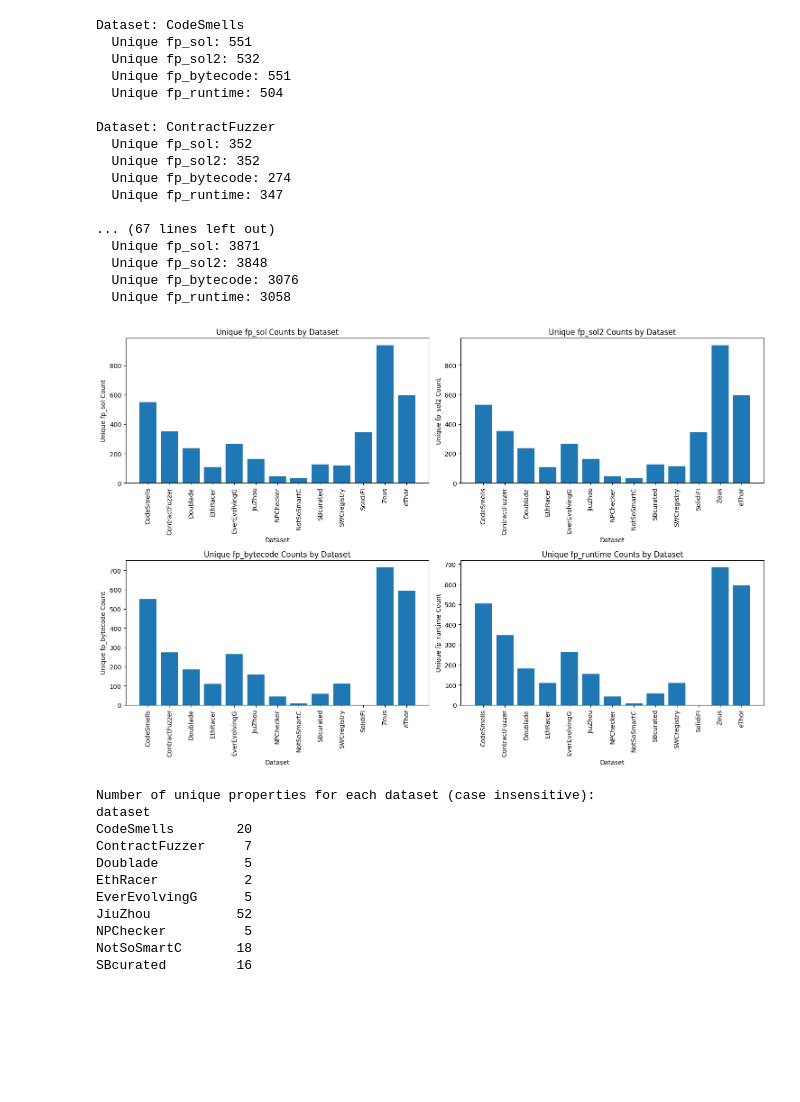
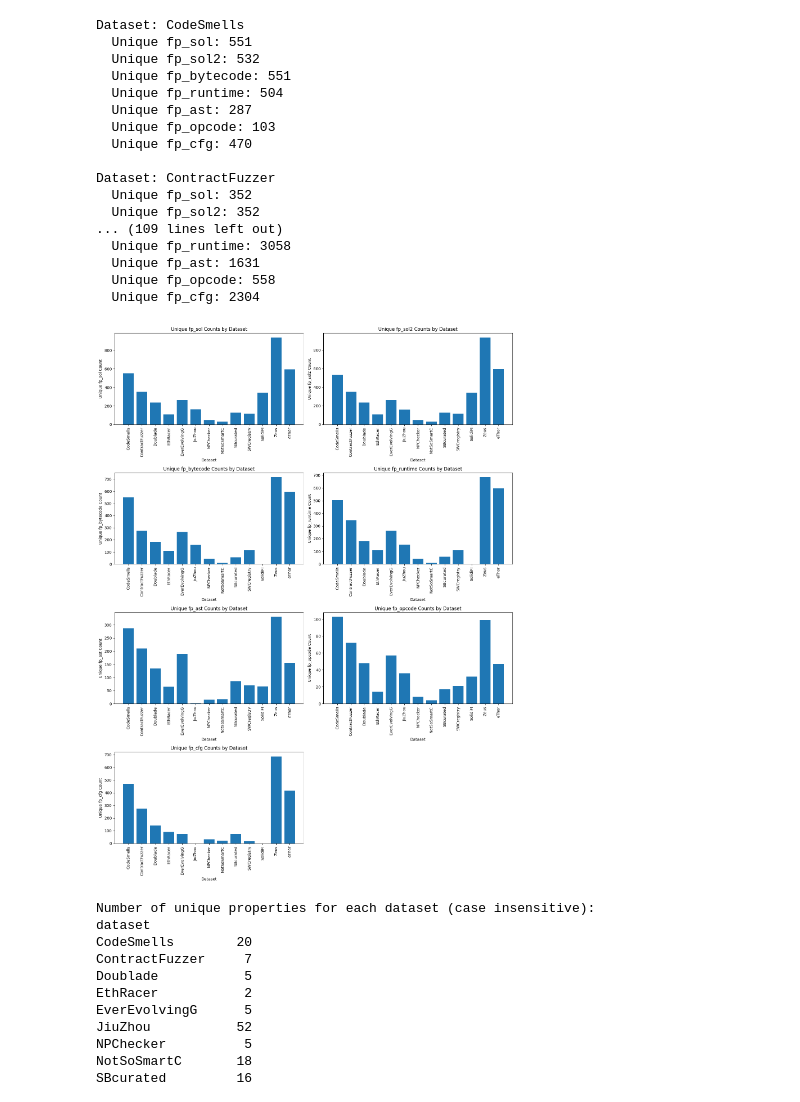
Before and after one commit to matteo-rizzo/smart-contracts-vulnerabilities-ml-detector, a Jupyter notebook: notebooks/data-exploration.ipynb, the cells around one changed output. Saved outputs shown, nothing was run; the diff lists cells and outputs as text; code cells hidden in the pictures; blank space fills up the shorter version.

```diff
--- a/notebooks/data-exploration.ipynb
+++ b/notebooks/data-exploration.ipynb
@@ -6,18 +6,16 @@ import pandas as pd
 file_path = '../dataset/cgt/new_consolidated.csv'
 df = pd.read_csv(file_path, sep=',')
 # %%
-# Group by the 'dataset' column and calculate unique counts for 'fp_sol', 'fp_sol2', 'fp_bytecode', and 'fp_runtime'
-grouped = df.groupby('dataset').agg({
-    'fp_sol': pd.Series.nunique,
-    'fp_sol2': pd.Series.nunique,
-    'fp_bytecode': pd.Series.nunique,
-    'fp_runtime': pd.Series.nunique
-}).reset_index()
+# Identify all columns starting with 'fp_'
+fp_columns = [col for col in df.columns if col.startswith('fp_')]
+
+# Group by the 'dataset' column and calculate unique counts for all 'fp_' columns
+grouped = df.groupby('dataset').agg({col: pd.Series.nunique for col in fp_columns}).reset_index()
 
 # Calculate the total unique counts across all datasets
-totals = grouped[['fp_sol', 'fp_sol2', 'fp_bytecode', 'fp_runtime']].sum().to_frame().T
+totals = grouped[fp_columns].sum().to_frame().T
 totals['dataset'] = 'Total'
-totals = totals[['dataset', 'fp_sol', 'fp_sol2', 'fp_bytecode', 'fp_runtime']]
+totals = totals[['dataset'] + fp_columns]
 
 # Append the totals row to the grouped DataFrame
 grouped = pd.concat([grouped, totals], ignore_index=True)
@@ -25,71 +23,58 @@ grouped = pd.concat([grouped, totals], ignore_index=True)
 # Convert 'dataset' column to string type
 grouped['dataset'] = grouped['dataset'].astype(str)
 
 # Separate the total row from the rest of the data
 grouped_no_total = grouped[grouped['dataset'] != 'Total']
 
 # Print the results
 for index, row in grouped.iterrows():
     dataset = row['dataset']
-    unique_fp_sol = row['fp_sol']
-    unique_fp_sol2 = row['fp_sol2']
-    unique_fp_bytecode = row['fp_bytecode']
-    unique_fp_runtime = row['fp_runtime']
     print(f"Dataset: {dataset}")
-    print(f"  Unique fp_sol: {unique_fp_sol}")
-    print(f"  Unique fp_sol2: {unique_fp_sol2}")
-    print(f"  Unique fp_bytecode: {unique_fp_bytecode}")
-    print(f"  Unique fp_runtime: {unique_fp_runtime}")
+    for col in fp_columns:
+        print(f"  Unique {col}: {row[col]}")
     print()
 
-# Plot histograms excluding the 'Total' row
-fig, axs = plt.subplots(2, 2, figsize=(15, 10))
+# Plot histograms for all 'fp_' columns, excluding the 'Total' row
+num_cols = len(fp_columns)
+num_rows = (num_cols + 1) // 2  # Ensure there are enough rows for all subplots
 
-axs[0, 0].bar(grouped_no_total['dataset'], grouped_no_total['fp_sol'])
-axs[0, 0].set_title('Unique fp_sol Counts by Dataset')
-axs[0, 0].set_xlabel('Dataset')
-axs[0, 0].set_ylabel('Unique fp_sol Count')
-axs[0, 0].tick_params(axis='x', rotation=90)
+fig, axs = plt.subplots(num_rows, 2, figsize=(15, 5 * num_rows))
 
-axs[0, 1].bar(grouped_no_total['dataset'], grouped_no_total['fp_sol2'])
-axs[0, 1].set_title('Unique fp_sol2 Counts by Dataset')
-axs[0, 1].set_xlabel('Dataset')
-axs[0, 1].set_ylabel('Unique fp_sol2 Count')
-axs[0, 1].tick_params(axis='x', rotation=90)
+# Flatten axs in case it's 2D
+axs = axs.ravel()
 
-axs[1, 0].bar(grouped_no_total['dataset'], grouped_no_total['fp_bytecode'])
-axs[1, 0].set_title('Unique fp_bytecode Counts by Dataset')
-axs[1, 0].set_xlabel('Dataset')
-axs[1, 0].set_ylabel('Unique fp_bytecode Count')
-axs[1, 0].tick_params(axis='x', rotation=90)
+for i, col in enumerate(fp_columns):
+    axs[i].bar(grouped_no_total['dataset'], grouped_no_total[col])
+    axs[i].set_title(f'Unique {col} Counts by Dataset')
+    axs[i].set_xlabel('Dataset')
+    axs[i].set_ylabel(f'Unique {col} Count')
+    axs[i].tick_params(axis='x', rotation=90)
 
-axs[1, 1].bar(grouped_no_total['dataset'], grouped_no_total['fp_runtime'])
-axs[1, 1].set_title('Unique fp_runtime Counts by Dataset')
-axs[1, 1].set_xlabel('Dataset')
-axs[1, 1].set_ylabel('Unique fp_runtime Count')
-axs[1, 1].tick_params(axis='x', rotation=90)
+# Hide any unused subplots
+for j in range(i + 1, len(axs)):
+    axs[j].set_visible(False)
 
 plt.tight_layout()
 plt.show()
 # %% [output]
 Dataset: CodeSmells
   Unique fp_sol: 551
   Unique fp_sol2: 532
   Unique fp_bytecode: 551
   Unique fp_runtime: 504
+  Unique fp_ast: 287
+  Unique fp_opcode: 103
+  Unique fp_cfg: 470
 
 Dataset: ContractFuzzer
   Unique fp_sol: 352
   Unique fp_sol2: 352
-  Unique fp_bytecode: 274
-  Unique fp_runtime: 347
-
-... (67 lines left out)
-  Unique fp_sol: 3871
-  Unique fp_sol2: 3848
-  Unique fp_bytecode: 3076
+... (109 lines left out)
   Unique fp_runtime: 3058
+  Unique fp_ast: 1631
+  Unique fp_opcode: 558
+  Unique fp_cfg: 2304
-[figure, old version]
+[figure, new version]
 # %%
 # Assuming the dataframe is already loaded as df
 property_values = df[['dataset', 'property']]
```
Also changed, not shown: 7 other files.
